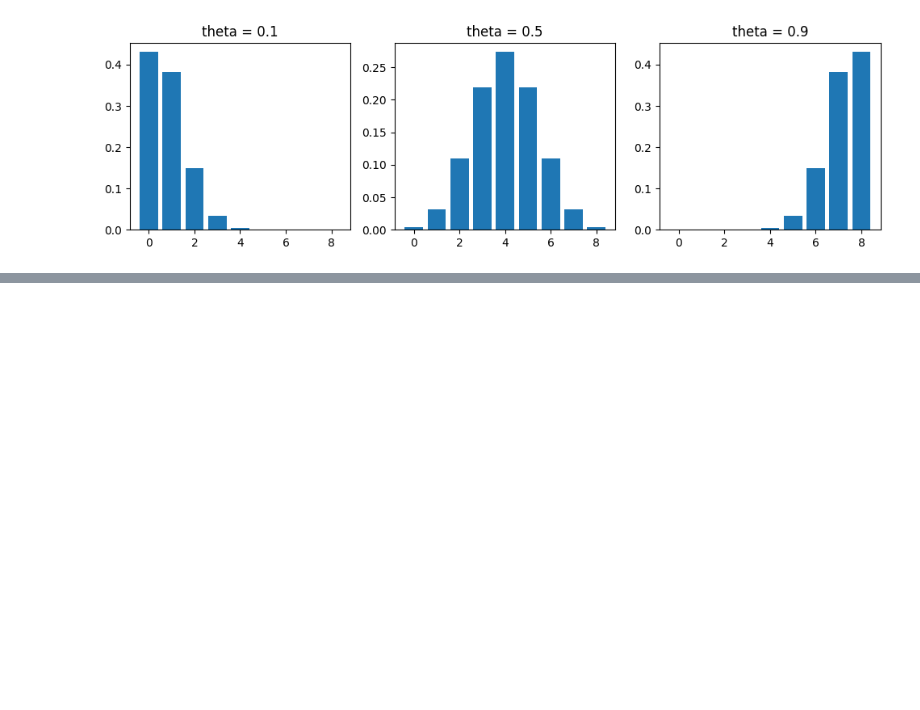
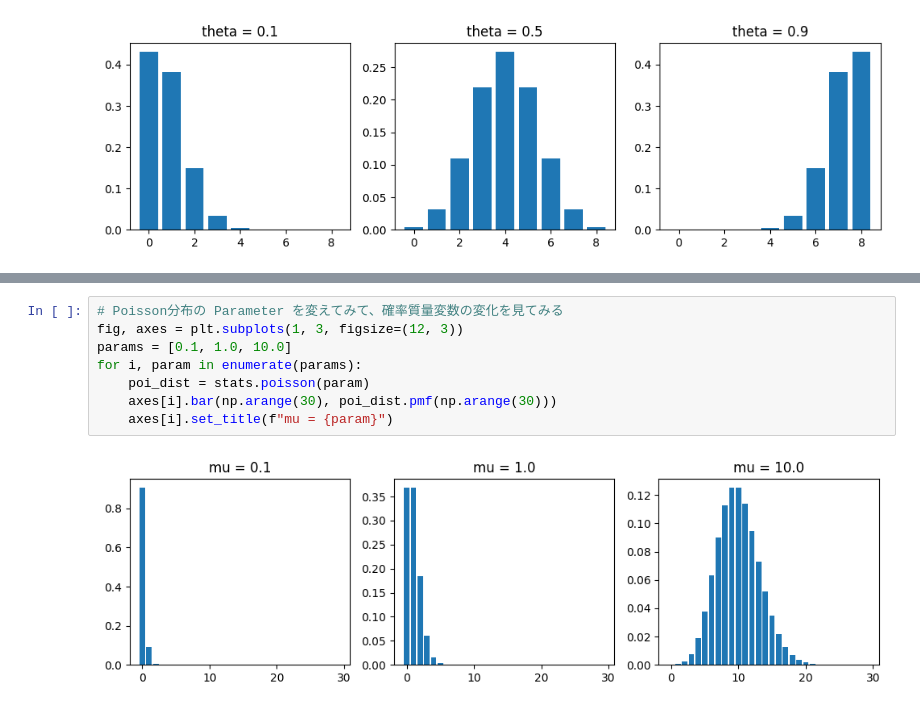
Before and after one commit to 1024xx4/bayes_machine_learning, a Jupyter notebook: probability_distribution.ipynb, the cells around one changed output, grey strips where cells are left out. Cells and saved outputs as stored; diff of their text form; blank space fills up the shorter version.

```diff
--- a/probability_distribution.ipynb
+++ b/probability_distribution.ipynb
@@ -177,0 +221,10 @@ for i, param in enumerate(params):
+# %%
+# Poisson分布の Parameter を変えてみて、確率質量変数の変化を見てみる
+fig, axes = plt.subplots(1, 3, figsize=(12, 3))
+params = [0.1, 1.0, 10.0]
+for i, param in enumerate(params):
+    poi_dist = stats.poisson(param)
+    axes[i].bar(np.arange(30), poi_dist.pmf(np.arange(30)))
+    axes[i].set_title(f"mu = {param}")
+# %% [output]
+[figure, added]
```
Also changed, not shown: parts of 4 cells of this notebook.
